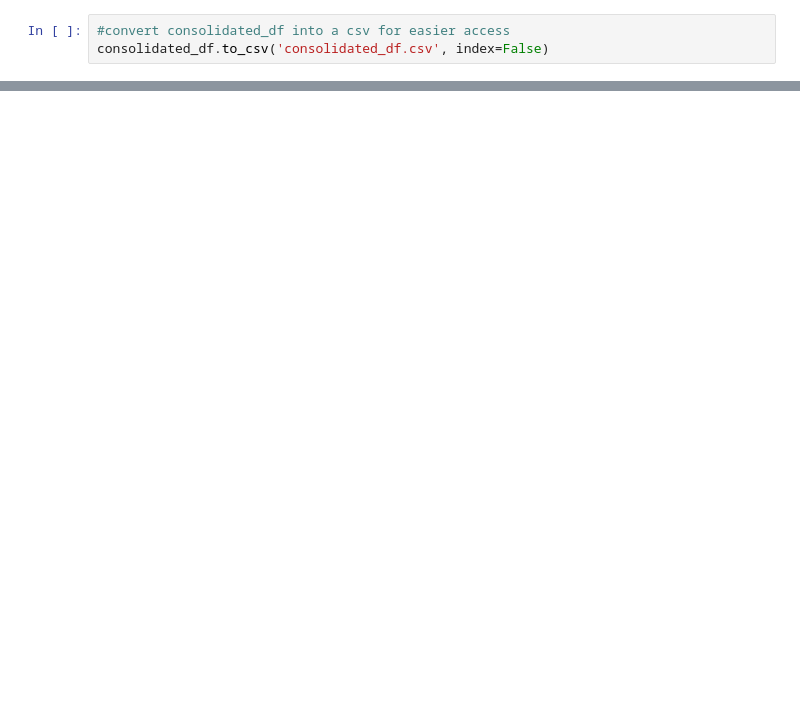
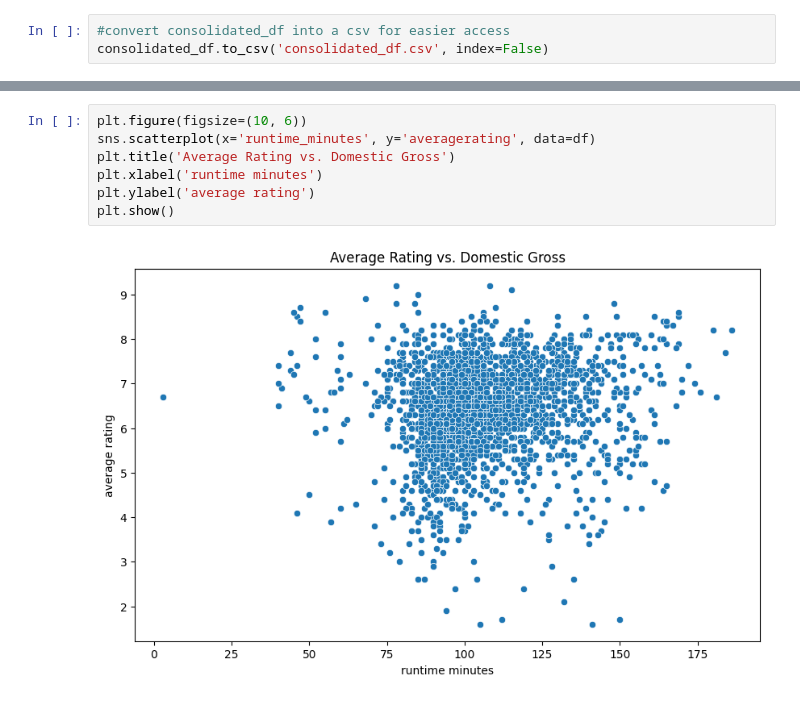
Before and after one commit to vmicheni123/dsc-dictionaries-lab, a Jupyter notebook: Valerian_Project.ipynb, the cells around one changed output, grey strips where cells are left out. Cells and saved outputs as stored; diff of their text form; blank space fills up the shorter version.

```diff
--- a/Valerian_Project.ipynb
+++ b/Valerian_Project.ipynb
@@ -146,0 +220,9 @@ SECTION 2: Data analysis and Visualization
+# %%
+plt.figure(figsize=(10, 6))
+sns.scatterplot(x='runtime_minutes', y='averagerating', data=df)
+plt.title('Average Rating vs. Domestic Gross')
+plt.xlabel('runtime minutes')
+plt.ylabel('average rating')
+plt.show()
+# %% [output]
+[figure, added]
```
Also changed, not shown: parts of 8 cells of this notebook.
